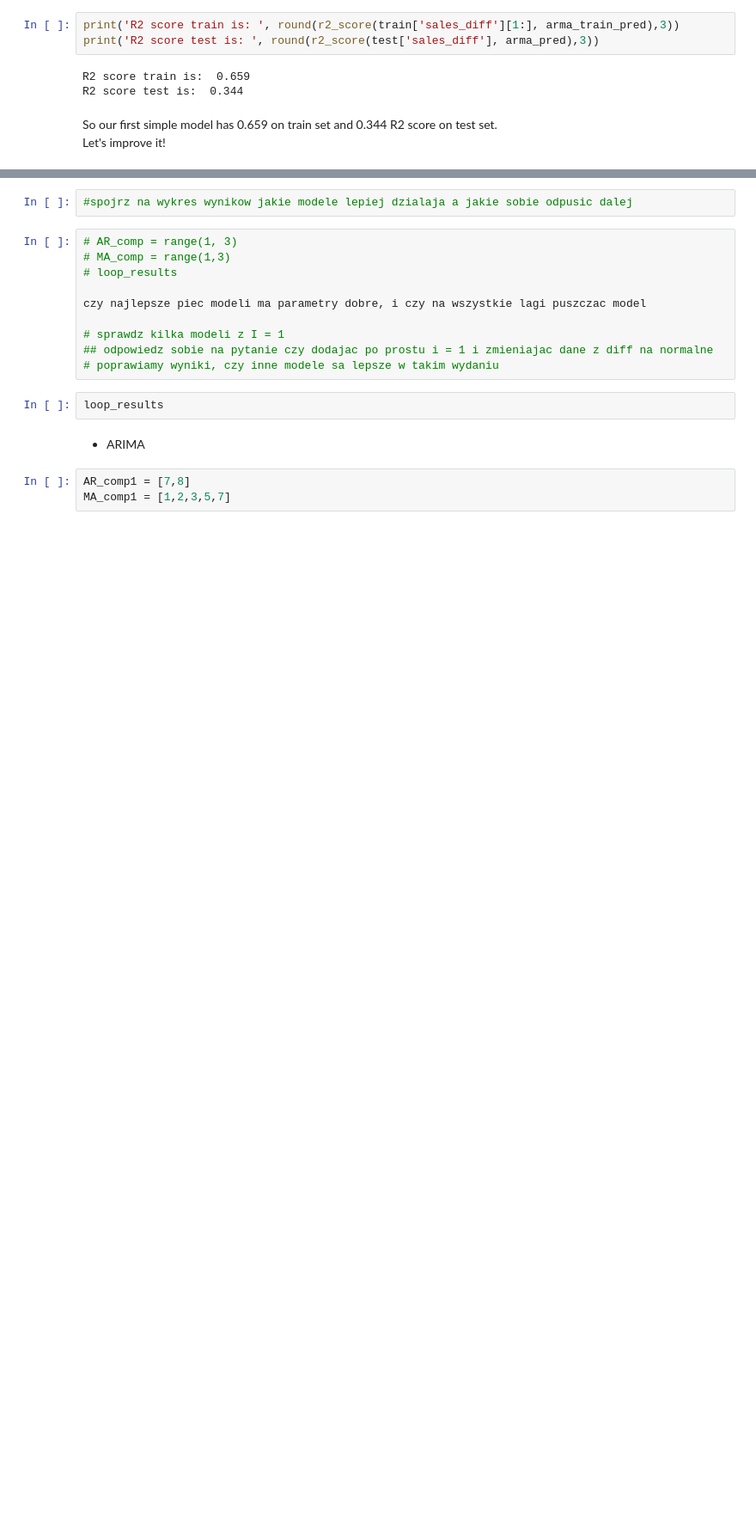
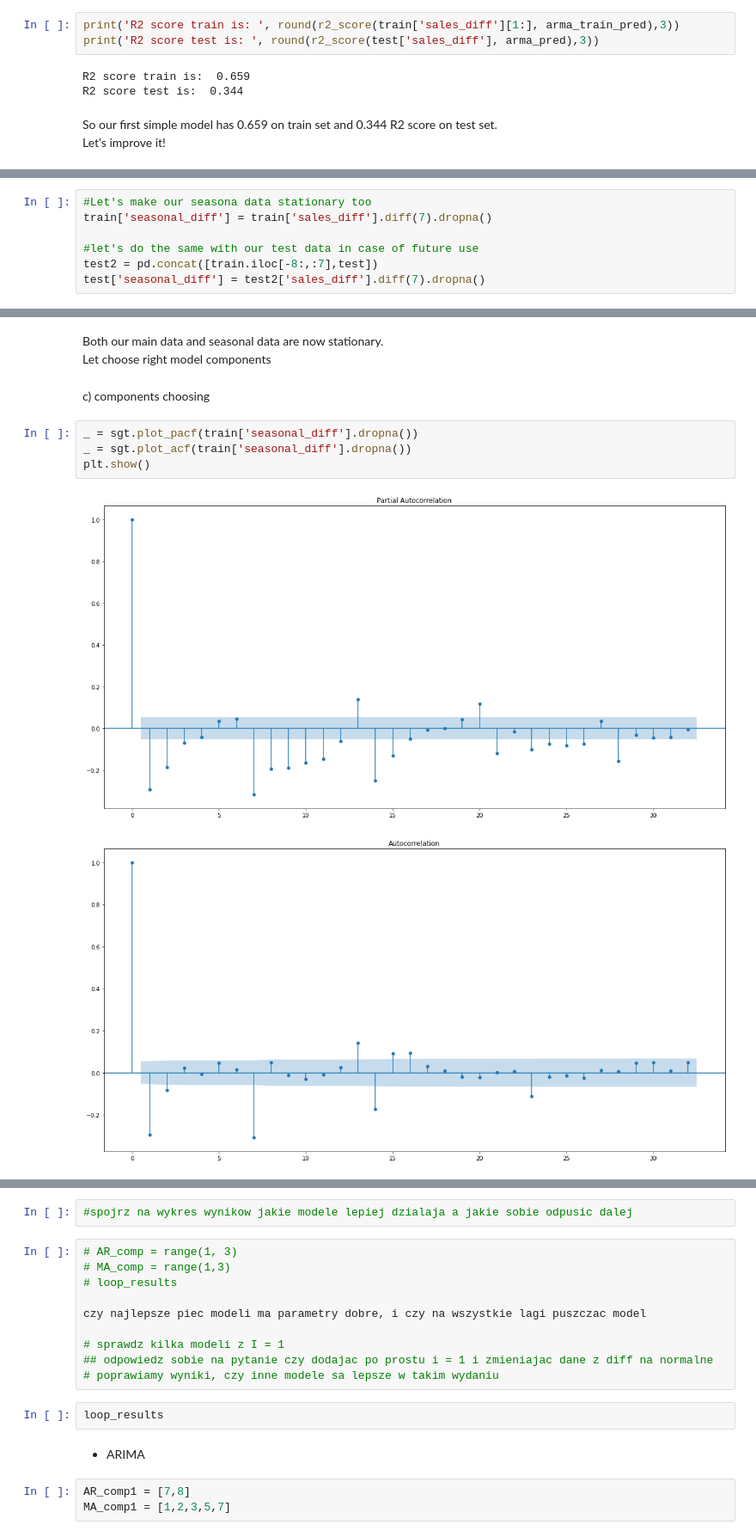
Before and after one commit to dtararuj/stores-sales-foreacast, a Jupyter notebook: preprocessing.ipynb, the cells around one changed output, grey strips where cells are left out. Shown at 86% size. Cells and saved outputs as stored; diff of their text form; blank space fills up the shorter version.

```diff
--- a/preprocessing.ipynb
+++ b/preprocessing.ipynb
@@ -785,0 +843,7 @@ Let's improve it!
+# %%
+#Let's make our seasona data stationary too
+train['seasonal_diff'] = train['sales_diff'].diff(7).dropna()
+
+#let's do the same with our test data in case of future use
+test2 = pd.concat([train.iloc[-8:,:7],test])
+test['seasonal_diff'] = test2['sales_diff'].diff(7).dropna()
@@ -785,0 +855,12 @@ Let's improve it!
+# %% [markdown]
+Both our main data and seasonal data are now stationary.
+Let choose right model components
+# %% [markdown]
+c) components choosing
+# %%
+_ = sgt.plot_pacf(train['seasonal_diff'].dropna())
+_ = sgt.plot_acf(train['seasonal_diff'].dropna())
+plt.show()
+# %% [output]
+[figure, added]
+[figure, added]
```
Also changed, not shown: parts of 60 cells of this notebook.
